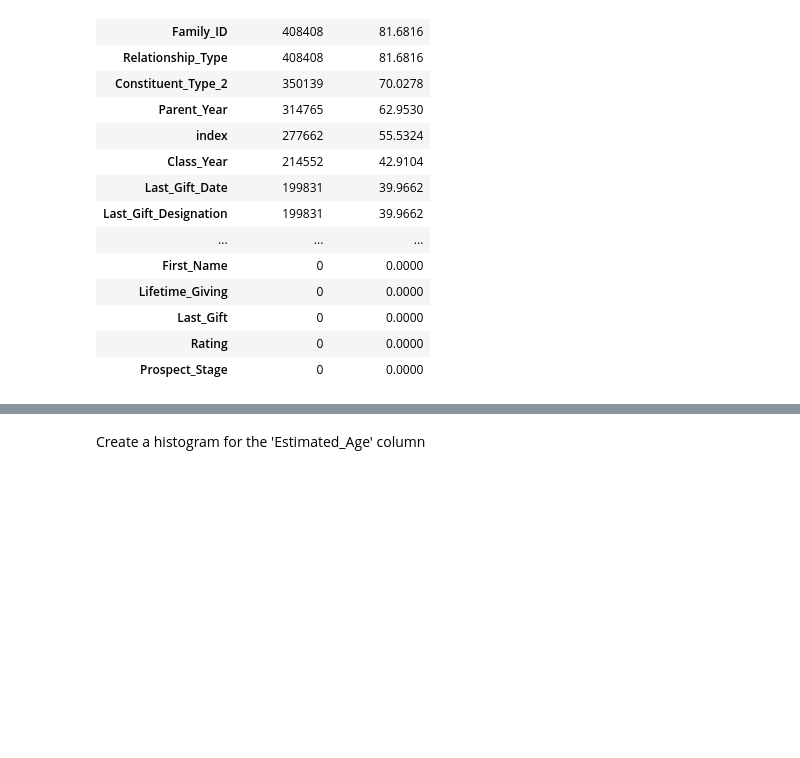
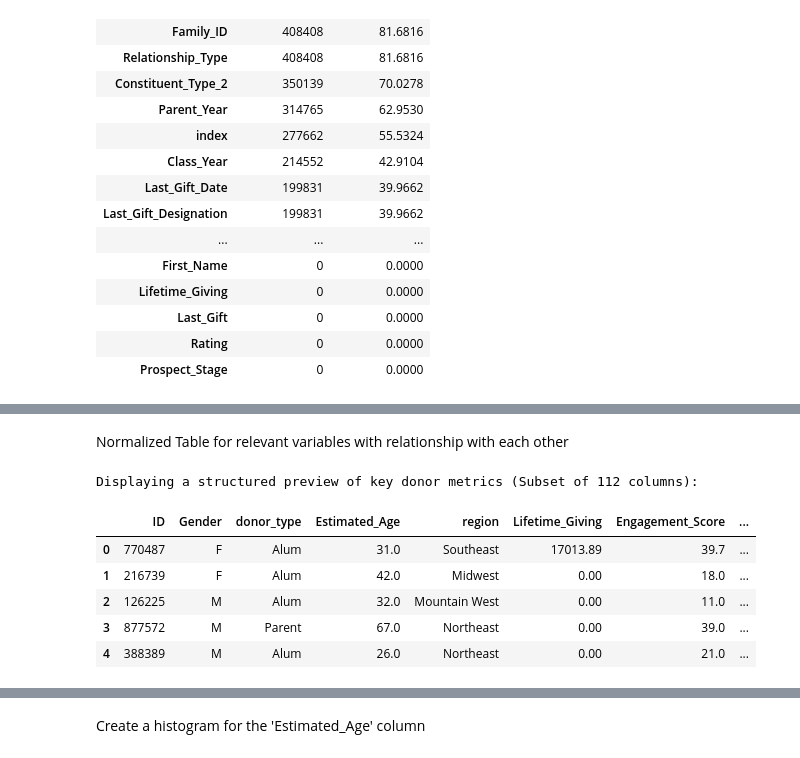
Before and after one commit to maget0/SemProject_MLEngine, a Jupyter notebook: Synthetic_Donor.ipynb, the cells around one changed output, grey strips where cells are left out. Drawn from its saved outputs; the diff is of its cells as text; code cells hidden in the pictures; blank space fills up the shorter version.

```diff
--- a/Synthetic_Donor.ipynb
+++ b/Synthetic_Donor.ipynb
@@ -81,0 +84,16 @@ display(donors_df.head())
+# %%
+import pandas as pd
+import os
+import kagglehub
+
+# Ensure donors_df is loaded by dynamically resolving the dataset path
+if 'donors_df' not in locals():
+    if 'path' not in locals():
+        path = kagglehub.dataset_download("dbrown86/synthetic-donor-dataset-for-fundraising-analytics")
+
+    subfolder_path = os.path.join(path, 'kaggle_dataset')
+    donors_path = os.path.join(subfolder_path, 'donors.csv')
+    donors_df = pd.read_csv(donors_path)
+
+display(donors_df.head())
+display(donors_df.dtypes.head(20))
@@ -142,0 +163,33 @@ Summary statistics for categorical columns:
+# %% [markdown]
+Normalized Table for relevant variables with relationship with each other
+# %%
+# Select a subset of highly relevant columns to make the 112-column DataFrame readable
+key_columns = [
+    'ID',
+    'Gender',
+    'donor_type',
+    'Estimated_Age',
+    'region',
+    'Lifetime_Giving',
+    'Total_Donations',
+    'Largest_Donation',
+    'Engagement_Score',
+    'Will_Give_Again_Probability',
+    'Gave_Again_In_2025'
+]
+
+# Filter to columns that exist in the DataFrame
+existing_columns = [col for col in key_columns if col in donors_df.columns]
+filtered_df = donors_df[existing_columns]
+
+# Display the top 5 normalized/cleaned records
+print("Displaying a structured preview of key donor metrics (Subset of 112 columns):")
+display(filtered_df.head(5))
+# %% [output]
+Displaying a structured preview of key donor metrics (Subset of 112 columns):
+|  | ID | Gender | donor_type | Estimated_Age | region | Lifetime_Giving | Engagement_Score | ... |
+| 0 | 770487 | F | Alum | 31.0 | Southeast | 17013.89 | 39.7 | ... |
+| 1 | 216739 | F | Alum | 42.0 | Midwest | 0.00 | 18.0 | ... |
+| 2 | 126225 | M | Alum | 32.0 | Mountain West | 0.00 | 11.0 | ... |
+| 3 | 877572 | M | Parent | 67.0 | Northeast | 0.00 | 39.0 | ... |
+| 4 | 388389 | M | Alum | 26.0 | Northeast | 0.00 | 21.0 | ... |
```
Also changed, not shown: parts of 17 cells of this notebook.
